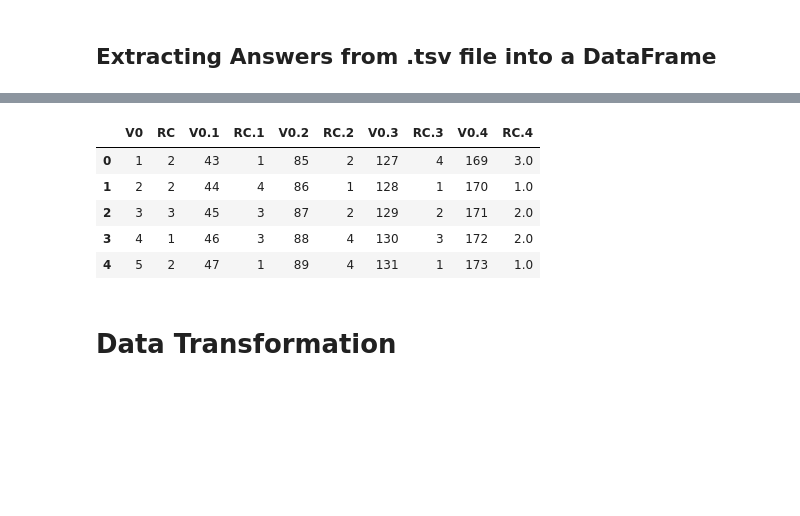
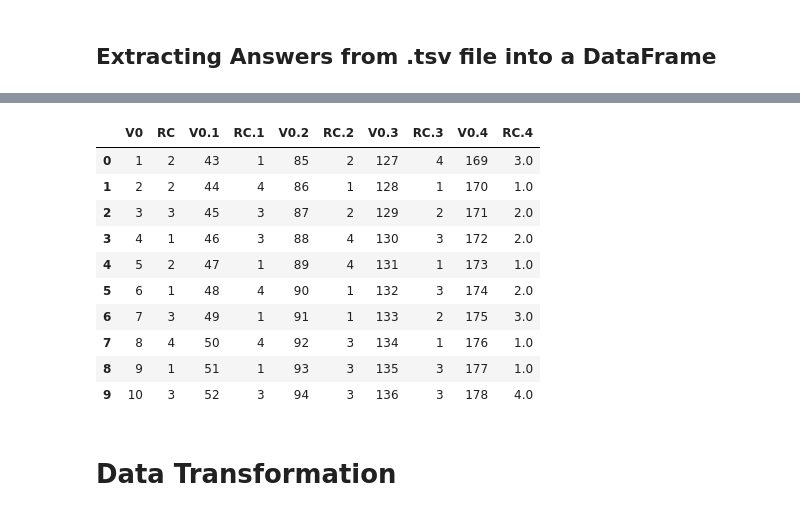
Before and after one commit to Oddman43/ETL_BIR_Exams, a Jupyter notebook: scripts/bir_etl_t1_2024.ipynb, the cells around one changed output, grey strips where cells are left out. Drawn from its saved outputs; the diff is of its cells as text; code cells hidden in the pictures; blank space fills up the shorter version.

```diff
--- a/scripts/bir_etl_t1_2024.ipynb
+++ b/scripts/bir_etl_t1_2024.ipynb
@@ -79,13 +119,18 @@ exam_df.head(10)
 # %%
-answers_df = pd.read_table(f"../data/raw/type_1/Raw_Cuaderno_{year}_{topic}_0_C_Respuestas.tsv")
-answers_df.head()
+raw_answers_df: pd.DataFrame = pd.read_table(f"../data/raw/type_1/Raw_Cuaderno_{year}_{topic}_0_C_Respuestas.tsv")
+raw_answers_df.head(10)
 # %% [output]
 |  | V0 | RC | V0.1 | RC.1 | V0.2 | RC.2 | V0.3 | RC.3 | V0.4 | RC.4 |
 | 0 | 1 | 2 | 43 | 1 | 85 | 2 | 127 | 4 | 169 | 3.0 |
 | 1 | 2 | 2 | 44 | 4 | 86 | 1 | 128 | 1 | 170 | 1.0 |
 | 2 | 3 | 3 | 45 | 3 | 87 | 2 | 129 | 2 | 171 | 2.0 |
 | 3 | 4 | 1 | 46 | 3 | 88 | 4 | 130 | 3 | 172 | 2.0 |
 | 4 | 5 | 2 | 47 | 1 | 89 | 4 | 131 | 1 | 173 | 1.0 |
+| 5 | 6 | 1 | 48 | 4 | 90 | 1 | 132 | 3 | 174 | 2.0 |
+| 6 | 7 | 3 | 49 | 1 | 91 | 1 | 133 | 2 | 175 | 3.0 |
+| 7 | 8 | 4 | 50 | 4 | 92 | 3 | 134 | 1 | 176 | 1.0 |
+| 8 | 9 | 1 | 51 | 1 | 93 | 3 | 135 | 3 | 177 | 1.0 |
+| 9 | 10 | 3 | 52 | 3 | 94 | 3 | 136 | 3 | 178 | 4.0 |
 # %% [markdown]
 # Data Transformation
 # %% [markdown]
```
Also changed, not shown: parts of 102 cells of this notebook.
